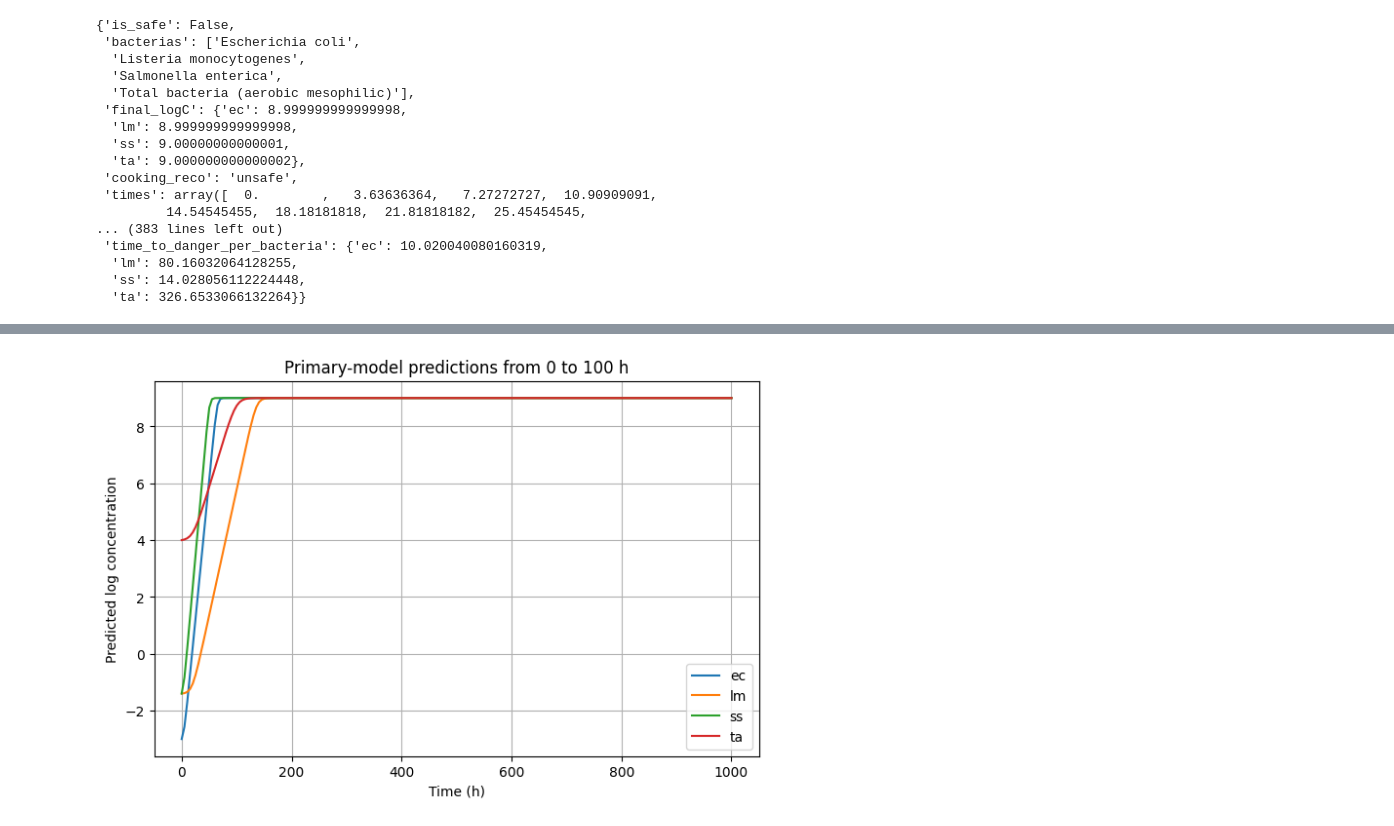
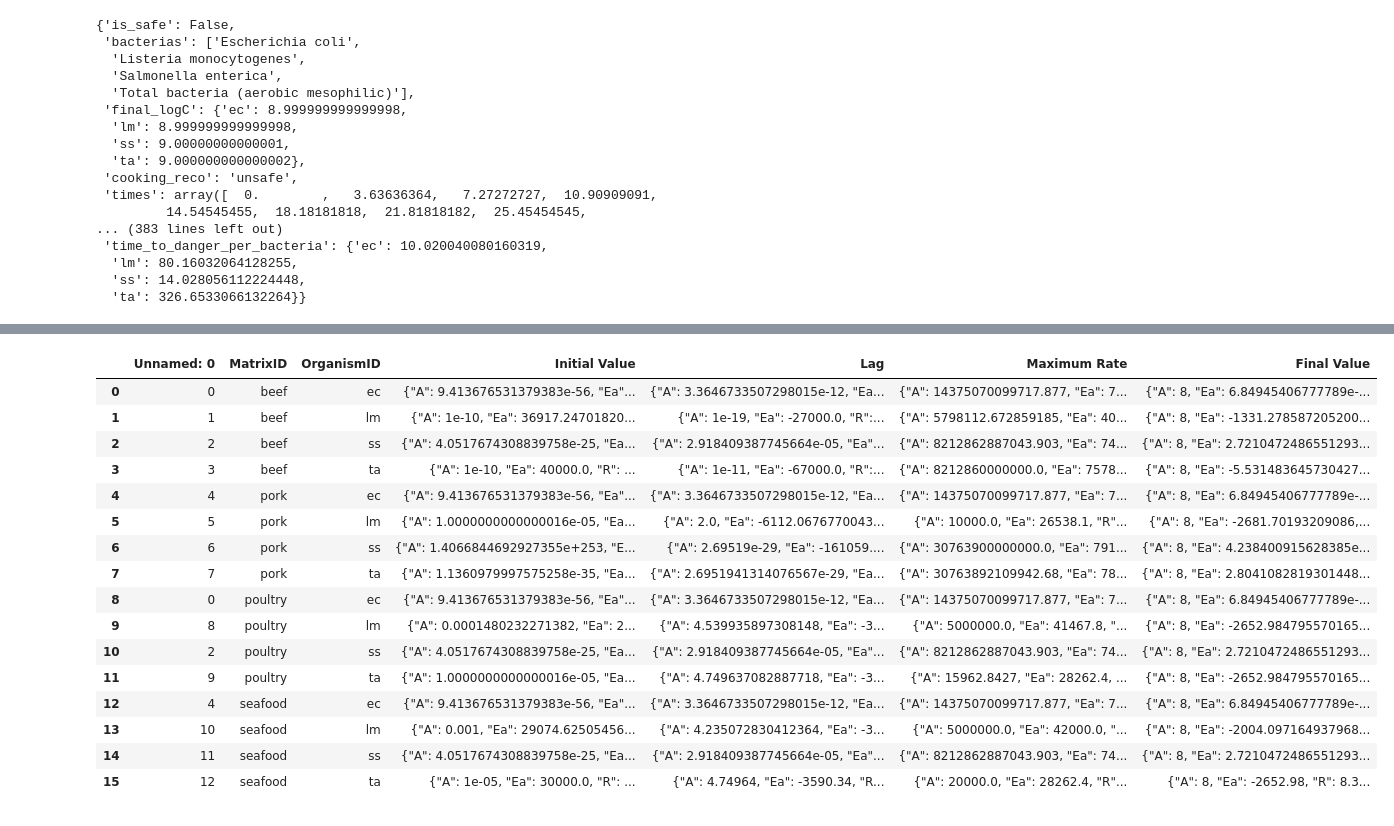
Before and after one commit to lulutinee/safer_food, a Jupyter notebook: notebooks/JYL_sandbox.ipynb, the cells around one changed output, grey strips where cells are left out. Cells and saved outputs as stored; diff of their text form; code cells hidden in the pictures.

```diff
--- a/notebooks/JYL_sandbox.ipynb
+++ b/notebooks/JYL_sandbox.ipynb
@@ -2403,16 +2337,25 @@ Covariance of the parameters could not be estimated
-# %%
-import matplotlib.pyplot as plt
-
-plt.figure(figsize=(8, 5))
-
-for organism_id, y_pred in predictions_per_bacteria.items():
-    plt.plot(times, y_pred, label=organism_id)
-
-plt.xlabel("Time (h)")
-plt.ylabel("Predicted log concentration")
-plt.title("Primary-model predictions from 0 to 100 h")
-plt.legend()
-plt.grid(True)
-plt.show()
-# %% [output]
-[figure, removed]
+# %%
+import pandas as pd
+tmp = pd.read_csv('manual_arrhenius.csv', sep='\t')
+# %%
+exp_tmp = expand_dict_columns(tmp)
+# %%
+exp_tmp
+# %% [output]
+|  | Unnamed: 0 | MatrixID | OrganismID | Initial Value | Lag | Maximum Rate | Final Value |
+| 0 | 0 | beef | ec | {"A": 9.413676531379383e-56, "Ea"... | {"A": 3.3646733507298015e-12, "Ea... | {"A": 14375070099717.877, "Ea": 7... | {"A": 8, "Ea": 6.84945406777789e-... |
+| 1 | 1 | beef | lm | {"A": 1e-10, "Ea": 36917.24701820... | {"A": 1e-19, "Ea": -27000.0, "R":... | {"A": 5798112.672859185, "Ea": 40... | {"A": 8, "Ea": -1331.278587205200... |
+| 2 | 2 | beef | ss | {"A": 4.0517674308839758e-25, "Ea... | {"A": 2.918409387745664e-05, "Ea"... | {"A": 8212862887043.903, "Ea": 74... | {"A": 8, "Ea": 2.7210472486551293... |
+| 3 | 3 | beef | ta | {"A": 1e-10, "Ea": 40000.0, "R": ... | {"A": 1e-11, "Ea": -67000.0, "R":... | {"A": 8212860000000.0, "Ea": 7578... | {"A": 8, "Ea": -5.531483645730427... |
+| 4 | 4 | pork | ec | {"A": 9.413676531379383e-56, "Ea"... | {"A": 3.3646733507298015e-12, "Ea... | {"A": 14375070099717.877, "Ea": 7... | {"A": 8, "Ea": 6.84945406777789e-... |
+| 5 | 5 | pork | lm | {"A": 1.0000000000000016e-05, "Ea... | {"A": 2.0, "Ea": -6112.0676770043... | {"A": 10000.0, "Ea": 26538.1, "R"... | {"A": 8, "Ea": -2681.70193209086,... |
+| 6 | 6 | pork | ss | {"A": 1.4066844692927355e+253, "E... | {"A": 2.69519e-29, "Ea": -161059.... | {"A": 30763900000000.0, "Ea": 791... | {"A": 8, "Ea": 4.238400915628385e... |
+| 7 | 7 | pork | ta | {"A": 1.1360979997575258e-35, "Ea... | {"A": 2.6951941314076567e-29, "Ea... | {"A": 30763892109942.68, "Ea": 78... | {"A": 8, "Ea": 2.8041082819301448... |
+| 8 | 0 | poultry | ec | {"A": 9.413676531379383e-56, "Ea"... | {"A": 3.3646733507298015e-12, "Ea... | {"A": 14375070099717.877, "Ea": 7... | {"A": 8, "Ea": 6.84945406777789e-... |
+| 9 | 8 | poultry | lm | {"A": 0.0001480232271382, "Ea": 2... | {"A": 4.539935897308148, "Ea": -3... | {"A": 5000000.0, "Ea": 41467.8, "... | {"A": 8, "Ea": -2652.984795570165... |
+| 10 | 2 | poultry | ss | {"A": 4.0517674308839758e-25, "Ea... | {"A": 2.918409387745664e-05, "Ea"... | {"A": 8212862887043.903, "Ea": 74... | {"A": 8, "Ea": 2.7210472486551293... |
+| 11 | 9 | poultry | ta | {"A": 1.0000000000000016e-05, "Ea... | {"A": 4.749637082887718, "Ea": -3... | {"A": 15962.8427, "Ea": 28262.4, ... | {"A": 8, "Ea": -2652.984795570165... |
+| 12 | 4 | seafood | ec | {"A": 9.413676531379383e-56, "Ea"... | {"A": 3.3646733507298015e-12, "Ea... | {"A": 14375070099717.877, "Ea": 7... | {"A": 8, "Ea": 6.84945406777789e-... |
+| 13 | 10 | seafood | lm | {"A": 0.001, "Ea": 29074.62505456... | {"A": 4.235072830412364, "Ea": -3... | {"A": 5000000.0, "Ea": 42000.0, "... | {"A": 8, "Ea": -2004.097164937968... |
+| 14 | 11 | seafood | ss | {"A": 4.0517674308839758e-25, "Ea... | {"A": 2.918409387745664e-05, "Ea"... | {"A": 8212862887043.903, "Ea": 74... | {"A": 8, "Ea": 2.7210472486551293... |
+| 15 | 12 | seafood | ta | {"A": 1e-05, "Ea": 30000.0, "R": ... | {"A": 4.74964, "Ea": -3590.34, "R... | {"A": 20000.0, "Ea": 28262.4, "R"... | {"A": 8, "Ea": -2652.98, "R": 8.3... |
```
Also changed, not shown: parts of 5 cells of this notebook, 6 other files.
